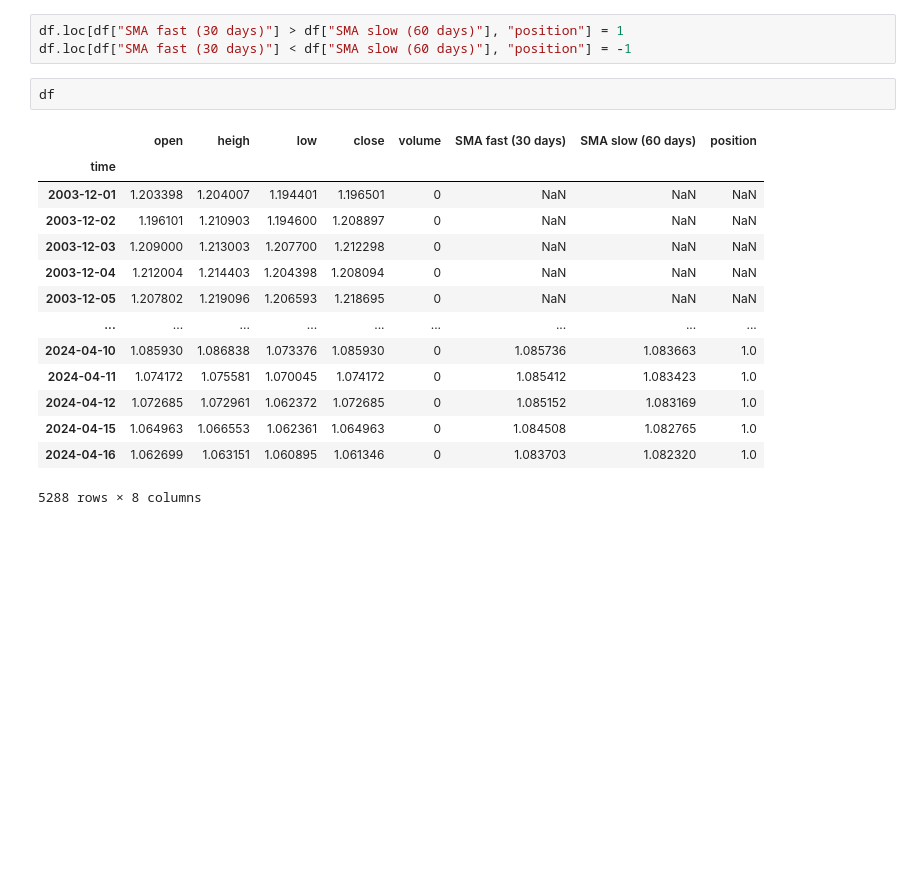
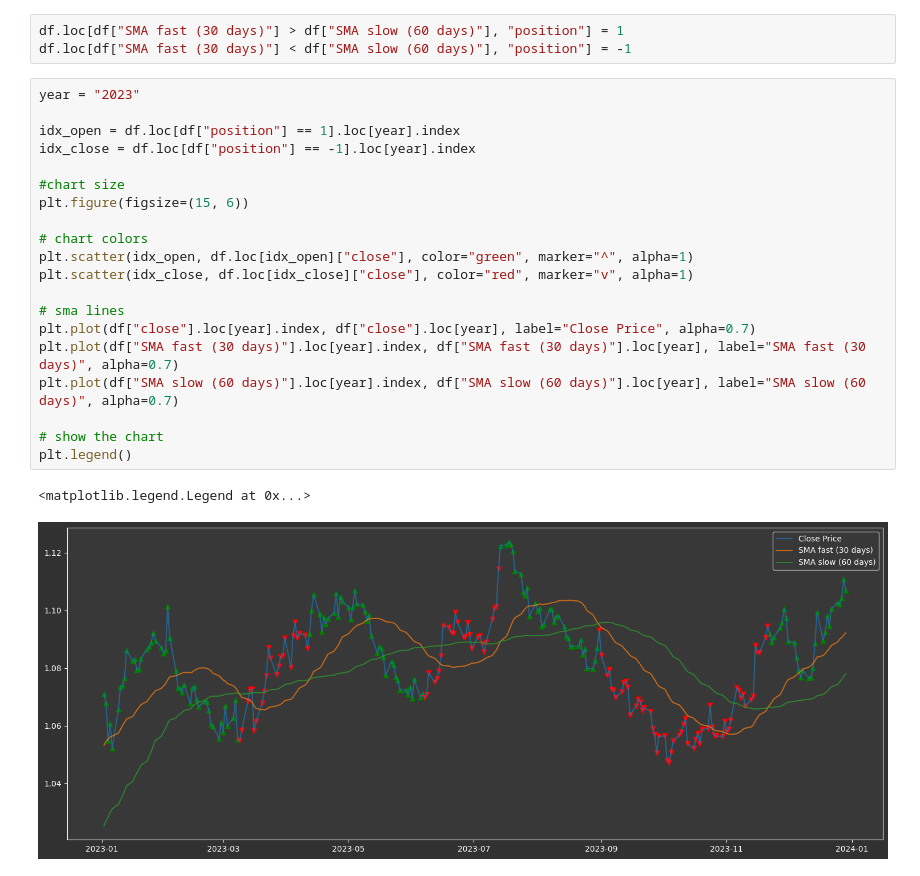
Before and after one commit to BernardoAguayoOrtega/algo-trading-from-a-to-z, a Jupyter notebook: yfinance.ipynb, the cells around one changed output. Saved outputs shown, nothing was run; the diff lists cells and outputs as text; blank space fills up the shorter version.

```diff
--- a/yfinance.ipynb
+++ b/yfinance.ipynb
@@ -128,20 +128,26 @@ df
 # %%
 df.loc[df["SMA fast (30 days)"] > df["SMA slow (60 days)"], "position"] = 1
 df.loc[df["SMA fast (30 days)"] < df["SMA slow (60 days)"], "position"] = -1
-# %%
-df
-# %% [output]
-|  | open | heigh | low | close | volume | SMA fast (30 days) | SMA slow (60 days) | position |
-| time |  |  |  |  |  |  |  |  |
-| 2003-12-01 | 1.203398 | 1.204007 | 1.194401 | 1.196501 | 0 | NaN | NaN | NaN |
-| 2003-12-02 | 1.196101 | 1.210903 | 1.194600 | 1.208897 | 0 | NaN | NaN | NaN |
-| 2003-12-03 | 1.209000 | 1.213003 | 1.207700 | 1.212298 | 0 | NaN | NaN | NaN |
-| 2003-12-04 | 1.212004 | 1.214403 | 1.204398 | 1.208094 | 0 | NaN | NaN | NaN |
-| 2003-12-05 | 1.207802 | 1.219096 | 1.206593 | 1.218695 | 0 | NaN | NaN | NaN |
-| ... | ... | ... | ... | ... | ... | ... | ... | ... |
-| 2024-04-10 | 1.085930 | 1.086838 | 1.073376 | 1.085930 | 0 | 1.085736 | 1.083663 | 1.0 |
-| 2024-04-11 | 1.074172 | 1.075581 | 1.070045 | 1.074172 | 0 | 1.085412 | 1.083423 | 1.0 |
-| 2024-04-12 | 1.072685 | 1.072961 | 1.062372 | 1.072685 | 0 | 1.085152 | 1.083169 | 1.0 |
-| 2024-04-15 | 1.064963 | 1.066553 | 1.062361 | 1.064963 | 0 | 1.084508 | 1.082765 | 1.0 |
-| 2024-04-16 | 1.062699 | 1.063151 | 1.060895 | 1.061346 | 0 | 1.083703 | 1.082320 | 1.0 |
-5288 rows × 8 columns
+# %%
+year = "2023"
+
+idx_open = df.loc[df["position"] == 1].loc[year].index
+idx_close = df.loc[df["position"] == -1].loc[year].index
+
+#chart size
+plt.figure(figsize=(15, 6))
+
+# chart colors
+plt.scatter(idx_open, df.loc[idx_open]["close"], color="green", marker="^", alpha=1)
+plt.scatter(idx_close, df.loc[idx_close]["close"], color="red", marker="v", alpha=1)
+
+# sma lines
+plt.plot(df["close"].loc[year].index, df["close"].loc[year], label="Close Price", alpha=0.7)
+plt.plot(df["SMA fast (30 days)"].loc[year].index, df["SMA fast (30 days)"].loc[year], label="SMA fast (30 days)", alpha=0.7)
+plt.plot(df["SMA slow (60 days)"].loc[year].index, df["SMA slow (60 days)"].loc[year], label="SMA slow (60 days)", alpha=0.7)
+
+# show the chart
+plt.legend()
+# %% [output]
+<matplotlib.legend.Legend at 0x...>
+[figure, added]
```
Also changed, not shown: parts of 5 cells of this notebook.
